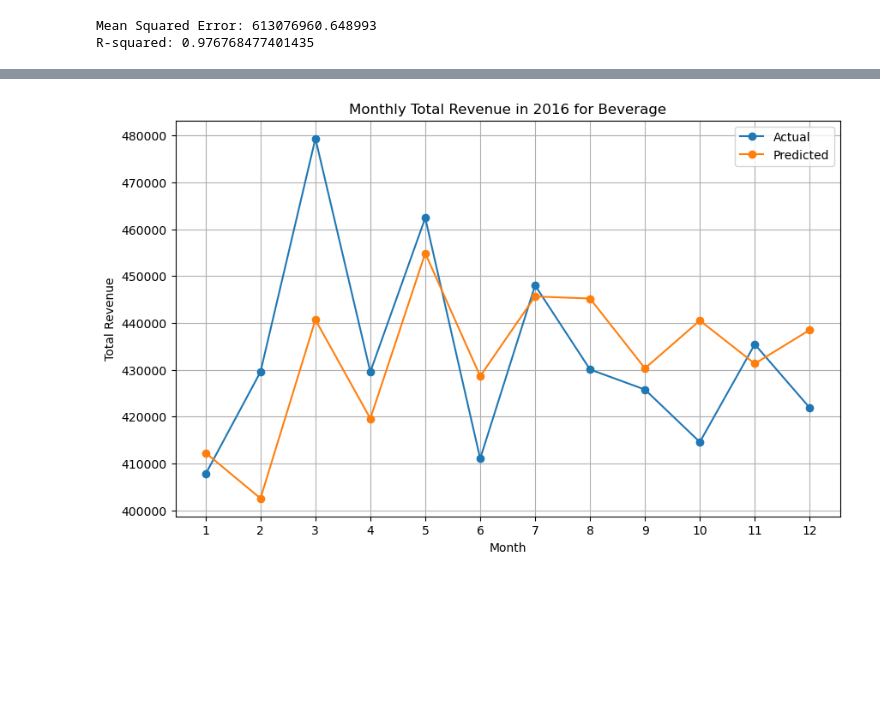
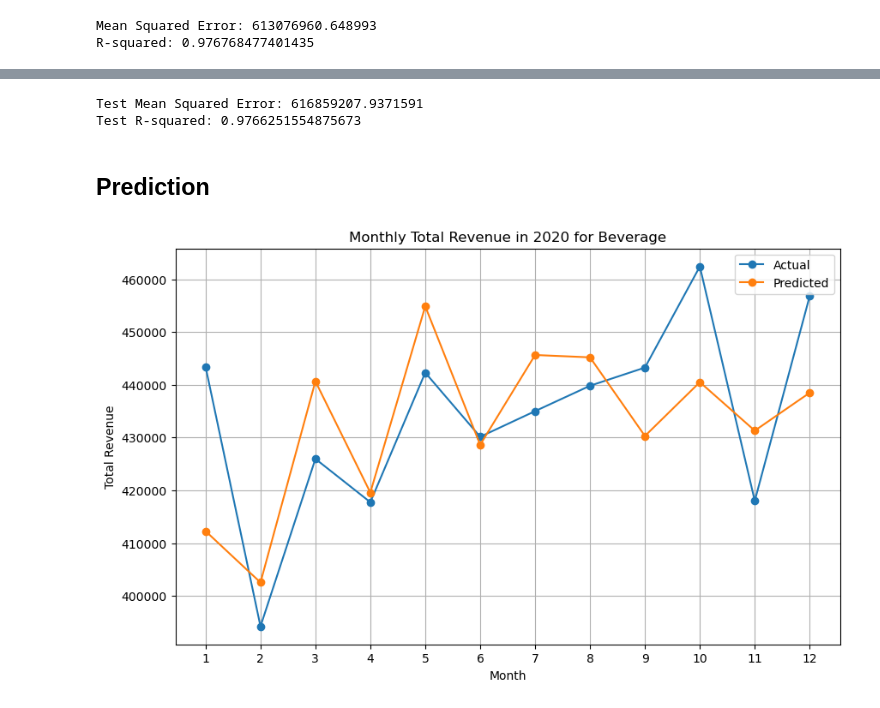
Before and after one commit to Jackyijun/Deloitte-Case-Study, a Jupyter notebook: demand_regression.ipynb, the cells around one changed output, grey strips where cells are left out. Drawn from its saved outputs; the diff is of its cells as text; code cells hidden in the pictures; blank space fills up the shorter version.

Commit message:
add xgboost

```diff
--- a/demand_regression.ipynb
+++ b/demand_regression.ipynb
@@ -71,9 +76,9 @@ X_train, X_test, y_train, y_test = train_test_split(features, target, test_size=
 # %%
-model = RandomForestRegressor(n_estimators=100, random_state=46)
-model.fit(X_train, y_train)
+rfr = RandomForestRegressor(n_estimators=100, random_state=46)
+rfr.fit(X_train, y_train)
 
 # Make predictions on the test set
-y_pred = model.predict(X_test)
+y_pred = rfr.predict(X_test)
 # %%
 mse = mean_squared_error(y_test, y_pred)
 r2 = r2_score(y_test, y_pred)
@@ -86,27 +111,50 @@ R-squared: 0.976768477401435
+# %%
+# Make predictions
+y_train_pred = xgboost.predict(X_train)
+y_test_pred = xgboost.predict(X_test)
+
+# Calculate performance metrics
+train_mse = mean_squared_error(y_train, y_train_pred)
+test_mse = mean_squared_error(y_test, y_test_pred)
+train_r2 = r2_score(y_train, y_train_pred)
+test_r2 = r2_score(y_test, y_test_pred)
+
+# print(f'Train Mean Squared Error: {train_mse}')
+print(f'Test Mean Squared Error: {test_mse}')
+# print(f'Train R-squared: {train_r2}')
+print(f'Test R-squared: {test_r2}')
+# %% [output]
+Test Mean Squared Error: 616859207.9371591
+Test R-squared: 0.9766251554875673
+# %% [markdown]
+## Prediction
 # %%
-def predict_revenue(new_month, new_item_type):
+def predict_revenue(model, new_month, new_item_type):
     encoded_new_month = month_encoder.transform([[new_month]]).toarray()
     encoded_new_item_type = item_encoder.transform([[new_item_type]]).toarray()
     encoded_new_features = np.hstack([encoded_new_month, encoded_new_item_type])
     new_features_df = pd.DataFrame(encoded_new_features, columns=list(encoded_months_df.columns) + list(encoded_item_types_df.columns))
     return model.predict(new_features_df)[0]
 # %%
-year = 2016
+import warnings
+warnings.filterwarnings("ignore")# Ignore all warnings
+
+year = 2020
 item_type = 'Beverage'
 item_monthly_revenue = monthly_revenue[(monthly_revenue['item_type'] == item_type) & (monthly_revenue['year'] == year)]
 revenue_predictions = pd.DataFrame({
     'month': [1, 2, 3, 4, 5, 6, 7, 8, 9, 10, 11, 12]
 })
 fig, ax = plt.subplots(figsize=(10, 6))
-revenue_predictions['total_price'] = revenue_predictions['month'].apply(lambda x: predict_revenue(x, item_type))
+revenue_predictions['total_price'] = revenue_predictions['month'].apply(lambda x: predict_revenue(rfr ,x, item_type))
 item_monthly_revenue.set_index('month')['total_price'].plot(kind='line', marker='o', ax=ax, label='Actual')
 revenue_predictions.set_index('month')['total_price'].plot(kind='line', marker='o', ax=ax, label='Predicted')
 plt.title(f'Monthly Total Revenue in {year} for {item_type}')
 plt.xlabel('Month')
 plt.ylabel('Total Revenue')
 plt.xticks(range(1, 13))
 plt.grid(True)
 plt.legend()
 plt.show()
 # %% [output]
-[figure, old version]
+[figure, new version]
```
Also changed, not shown: parts of 6 cells of this notebook, 1 other file.
